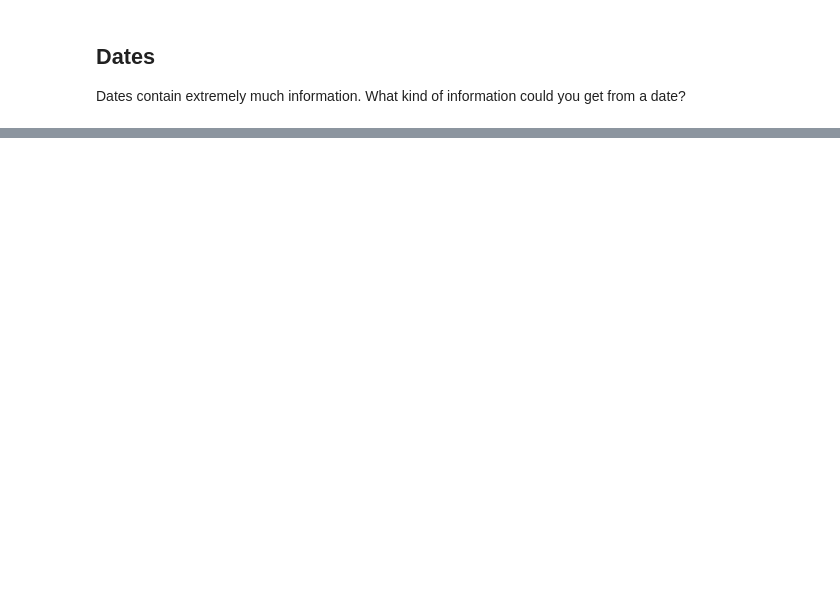
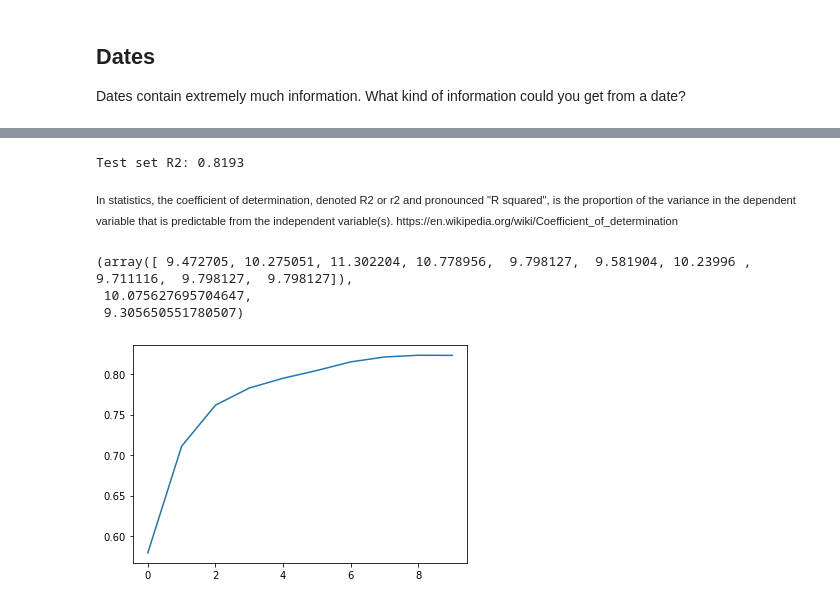
Before and after one commit to Baukebrenninkmeijer/Code-First-Introduction-to-Machine-Learning, a Jupyter notebook: intro_to_ml_in_python.ipynb, the cells around one changed output, grey strips where cells are left out. Saved outputs shown, nothing was run; the diff lists cells and outputs as text; code cells hidden in the pictures; blank space fills up the shorter version.

```diff
--- a/intro_to_ml.ipynb
+++ b/intro_to_ml_in_python.ipynb
@@ -460,0 +478,6 @@ add_datepart(bulldozer_raw, 'saledate')
+# %%
+for col in bulldozer_raw.columns:
+    if bulldozer_raw[col].dtype.name == 'category':
+        bulldozer_raw[col] = bulldozer_raw[col].cat.codes
+    if bulldozer_raw[col].dtype ==  'bool':
+        bulldozer_raw[col] = bulldozer_raw[col].astype(int)
@@ -460,0 +487,22 @@ add_datepart(bulldozer_raw, 'saledate')
+# %%
+x_train, x_test, y_train, y_test = train_test_split(bulldozer_raw.drop('SalePrice', axis=1), bulldozer_raw.SalePrice)
+# %%
+rfs = RandomForestRegressor(n_estimators=10)
+rfs.fit(x_train.values, y_train.values)
+print(f'Test set R2: {rfs.score(x_test, y_test):.04f}')
+# %% [output]
+Test set R2: 0.8193
+# %% [markdown]
+<p style="font-size:0.8em"> In statistics, the coefficient of determination, denoted R2 or r2 and pronounced "R squared", is the proportion of the variance in the dependent variable that is predictable from the independent variable(s). https://en.wikipedia.org/wiki/Coefficient_of_determination </p>
+# %%
+preds = np.stack([t.predict(x_test) for t in rfs.estimators_])
+preds[:,0], np.mean(preds[:,0]), y_test.iloc[0]
+# %% [output]
+(array([ 9.472705, 10.275051, 11.302204, 10.778956,  9.798127,  9.581904, 10.23996 ,  9.711116,  9.798127,  9.798127]),
+ 10.075627695704647,
+ 9.305650551780507)
+# %%
+from sklearn import metrics
+plt.plot([metrics.r2_score(y_test, np.mean(preds[:i+1], axis=0)) for i in range(10)]);
+# %% [output]
+[figure, added]
```
Also changed, not shown: parts of 26 cells of this notebook, 4 other files.
